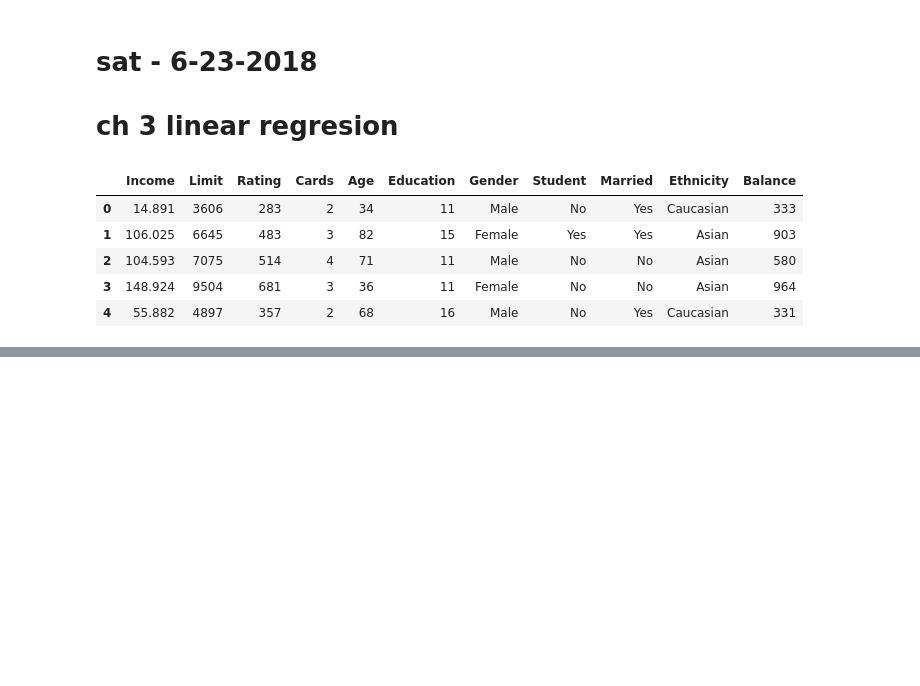
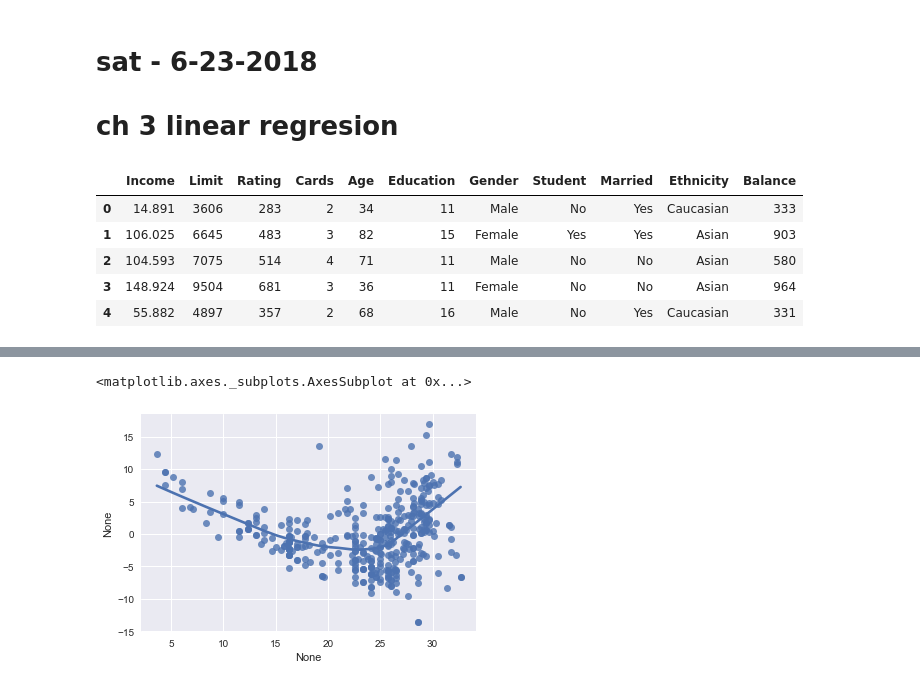
Before and after one commit to alexhchao/ISL, a Jupyter notebook: ISL_ch_3_linear_regression.ipynb, the cells around one changed output, grey strips where cells are left out. Cells and saved outputs as stored; diff of their text form; code cells hidden in the pictures; blank space fills up the shorter version.

```diff
--- a/ISL_ch_3_linear_regression.ipynb
+++ b/ISL_ch_3_linear_regression.ipynb
@@ -184,0 +286,8 @@ student_vs_non_student.plot()
+# %%
+#fit_vs_resid = pd.concat([model.fittedvalues, model.resid],axis=1)
+#fit_vs_resid.columns - ['fitted','resid']
+
+sns.regplot(x = model.fittedvalues, y=model.resid, lowess = True) #data=fit_vs_resid)
+# %% [output]
+<matplotlib.axes._subplots.AxesSubplot at 0x...>
+[figure, added]
```
Also changed, not shown: parts of 28 cells of this notebook, 4 other files.
